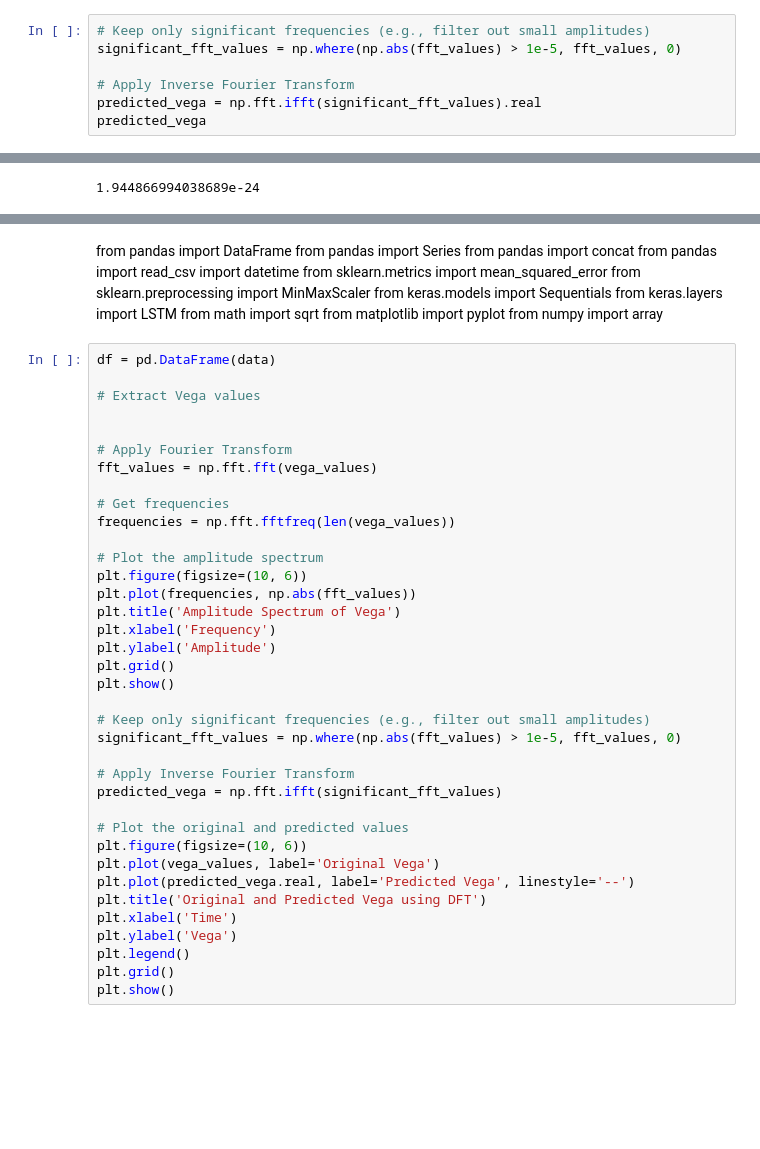
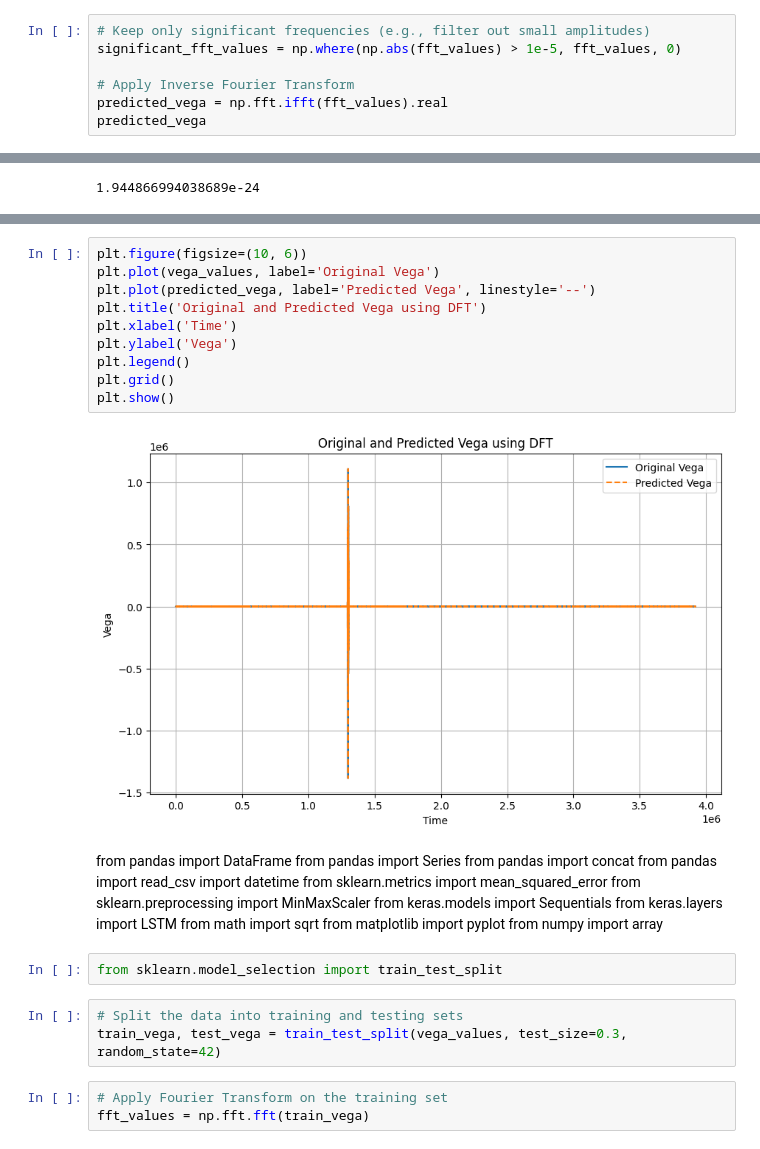
Before and after one commit to Owenliu50377/UBS-Contest, a Jupyter notebook: codes/fourier_analysis.ipynb, the cells around one changed output, grey strips where cells are left out. Saved outputs shown, nothing was run; the diff lists cells and outputs as text; blank space fills up the shorter version.

```diff
--- a/codes/fourier_analysis.ipynb
+++ b/codes/fourier_analysis.ipynb
@@ -204,7 +132,7 @@ array([ 0.00000000e+00,  2.55160363e-07,  5.10320726e-07, ...,
 significant_fft_values = np.where(np.abs(fft_values) > 1e-5, fft_values, 0)
 
 # Apply Inverse Fourier Transform
-predicted_vega = np.fft.ifft(significant_fft_values).real
+predicted_vega = np.fft.ifft(fft_values).real
 predicted_vega
 # %% [output]
 array([ 1.96224604, -3.81234111,  4.47100553, ...,  3.34862196,
@@ -229,3 +157,15 @@ r2
+# %%
+plt.figure(figsize=(10, 6))
+plt.plot(vega_values, label='Original Vega')
+plt.plot(predicted_vega, label='Predicted Vega', linestyle='--')
+plt.title('Original and Predicted Vega using DFT')
+plt.xlabel('Time')
+plt.ylabel('Vega')
+plt.legend()
+plt.grid()
+plt.show()
+# %% [output]
+[figure, added]
 # %% [markdown]
 from pandas import DataFrame
 from pandas import Series
@@ -239,40 +179,11 @@ from keras.layers import LSTM
 from math import sqrt
 from matplotlib import pyplot
 from numpy import array
-# %%
-df = pd.DataFrame(data)
-
-# Extract Vega values
-
-
-# Apply Fourier Transform
-fft_values = np.fft.fft(vega_values)
-
-# Get frequencies
-frequencies = np.fft.fftfreq(len(vega_values))
-
-# Plot the amplitude spectrum
-plt.figure(figsize=(10, 6))
-plt.plot(frequencies, np.abs(fft_values))
-plt.title('Amplitude Spectrum of Vega')
-plt.xlabel('Frequency')
-plt.ylabel('Amplitude')
-plt.grid()
-plt.show()
-
-# Keep only significant frequencies (e.g., filter out small amplitudes)
-significant_fft_values = np.where(np.abs(fft_values) > 1e-5, fft_values, 0)
-
-# Apply Inverse Fourier Transform
-predicted_vega = np.fft.ifft(significant_fft_values)
-
-# Plot the original and predicted values
-plt.figure(figsize=(10, 6))
-plt.plot(vega_values, label='Original Vega')
-plt.plot(predicted_vega.real, label='Predicted Vega', linestyle='--')
-plt.title('Original and Predicted Vega using DFT')
-plt.xlabel('Time')
-plt.ylabel('Vega')
-plt.legend()
-plt.grid()
-plt.show()
+# %%
+from sklearn.model_selection import train_test_split
+# %%
+# Split the data into training and testing sets
+train_vega, test_vega = train_test_split(vega_values, test_size=0.3, random_state=42)
+# %%
+# Apply Fourier Transform on the training set
+fft_values = np.fft.fft(train_vega)
```
Also changed, not shown: parts of 27 cells of this notebook.
